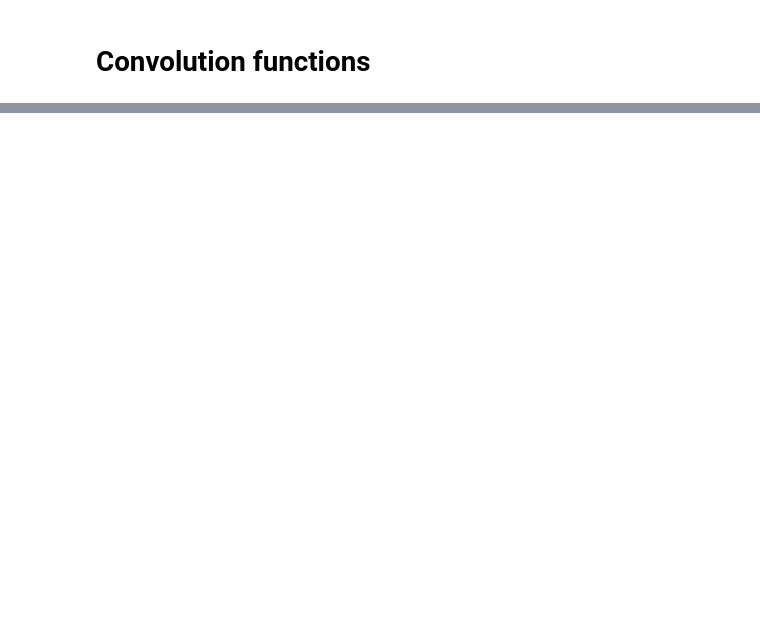
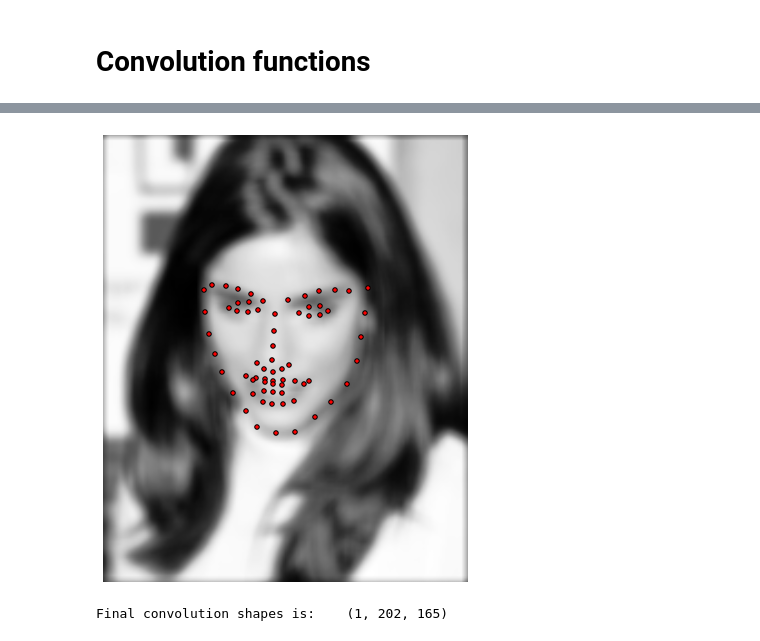
Before and after one commit to jalabort/alaborticcv2015, a Jupyter notebook: notebooks/convolutions.ipynb, the cells around one changed output, grey strips where cells are left out. Cells and saved outputs as stored; diff of their text form; code cells hidden in the pictures; blank space fills up the shorter version.

```diff
--- a/notebooks/convolutions.ipynb
+++ b/notebooks/convolutions.ipynb
@@ -369,11 +483,14 @@ print 'Final convolution shapes is: \t', c5.pixels.shape
 # %%
-cs = multiconvlist(i, [f, f, f, f], mode='same', boundary='constant')
+cs = multiconvlist(i, [f, f], mode='same', boundary='constant')
 
 # visualize
 visualize_images(cs)
 
 # info
 print 'Final convolution shapes is: \t', cs[0].pixels.shape
+# %% [output]
+[figure, added]
+Final convolution shapes is:    (1, 202, 165)
 # %%
 print np.allclose(c4.pixels, c5.pixels[0])
 print np.allclose(c4.pixels, cs[0].pixels)
```
Also changed, not shown: parts of 14 cells of this notebook.
